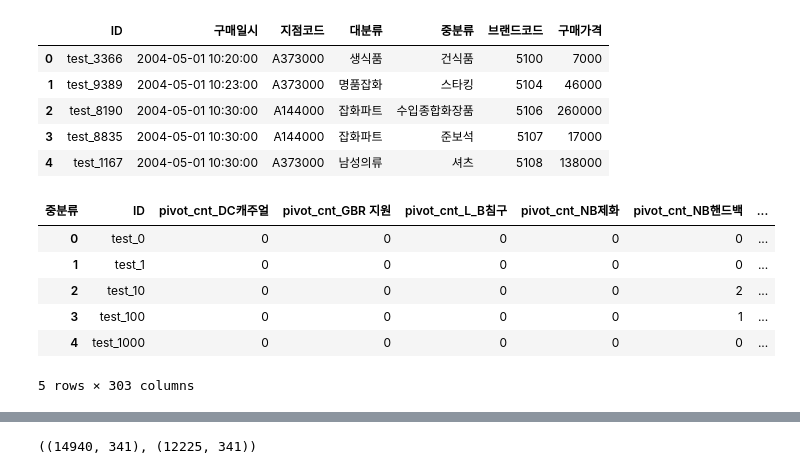
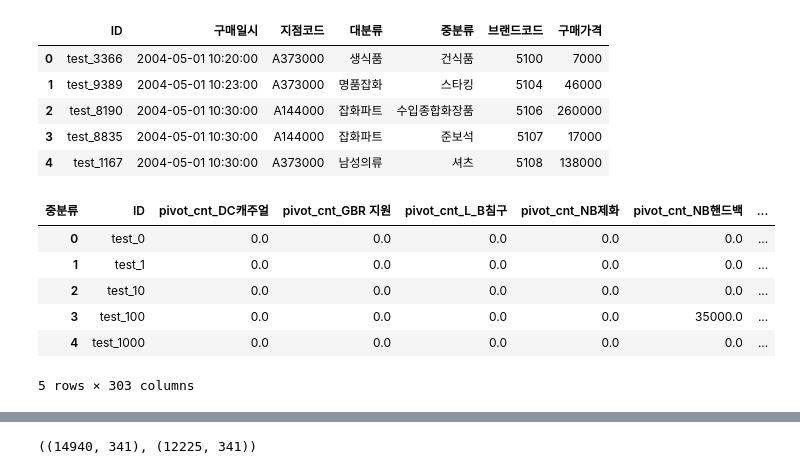
Before and after one commit to Kim-Yiji/FINAL-project, a Jupyter notebook: 특성추출_베이스라인코드_이희원.ipynb, the cells around one changed output, grey strips where cells are left out. Drawn from its saved outputs; the diff is of its cells as text; code cells hidden in the pictures.

```diff
--- a/특성추출_베이스라인코드_이희원.ipynb
+++ b/특성추출_베이스라인코드_이희원.ipynb
@@ -399,15 +399,15 @@ test_tr.head()
 | 3 | test_8835 | 2004-05-01 10:30:00 | A144000 | 잡화파트 | 준보석 | 5107 | 17000 |
 | 4 | test_1167 | 2004-05-01 10:30:00 | A373000 | 남성의류 | 셔츠 | 5108 | 138000 |
 # %%
-test_tmp = pd.pivot_table(test_tr,index="ID",columns="중분류",values="구매가격",aggfunc="count",fill_value=0).add_prefix("pivot_cnt_").reset_index()
+test_tmp = pd.pivot_table(test_tr,index="ID",columns="중분류",values="구매가격",aggfunc="mean",fill_value=0).add_prefix("pivot_cnt_").reset_index()
 test_tmp.head()
 # %% [output]
 | 중분류 | ID | pivot_cnt_DC캐주얼 | pivot_cnt_GBR 지원 | pivot_cnt_L_B침구 | pivot_cnt_NB제화 | pivot_cnt_NB핸드백 | ... |
-| 0 | test_0 | 0 | 0 | 0 | 0 | 0 | ... |
-| 1 | test_1 | 0 | 0 | 0 | 0 | 0 | ... |
-| 2 | test_10 | 0 | 0 | 0 | 0 | 2 | ... |
-| 3 | test_100 | 0 | 0 | 0 | 0 | 1 | ... |
-| 4 | test_1000 | 0 | 0 | 0 | 0 | 0 | ... |
+| 0 | test_0 | 0.0 | 0.0 | 0.0 | 0.0 | 0.0 | ... |
+| 1 | test_1 | 0.0 | 0.0 | 0.0 | 0.0 | 0.0 | ... |
+| 2 | test_10 | 0.0 | 0.0 | 0.0 | 0.0 | 0.0 | ... |
+| 3 | test_100 | 0.0 | 0.0 | 0.0 | 0.0 | 35000.0 | ... |
+| 4 | test_1000 | 0.0 | 0.0 | 0.0 | 0.0 | 0.0 | ... |
 5 rows × 303 columns
 # %%
 for col in train_tmp.columns:
```
Also changed, not shown: parts of 21 cells of this notebook.
